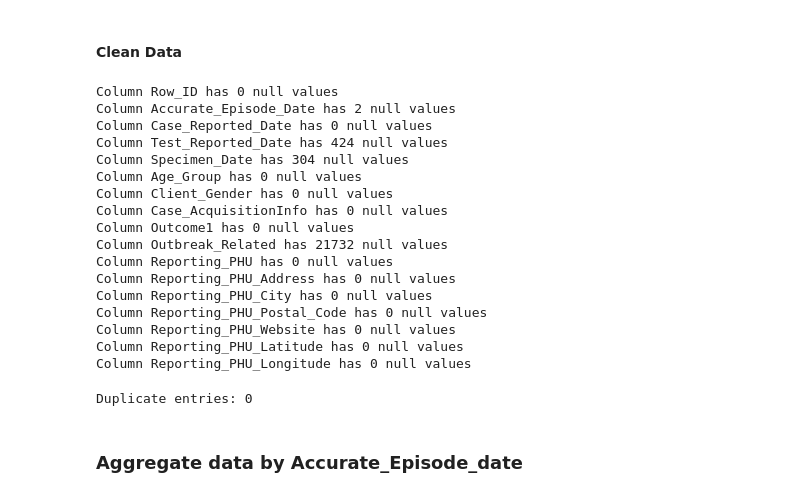
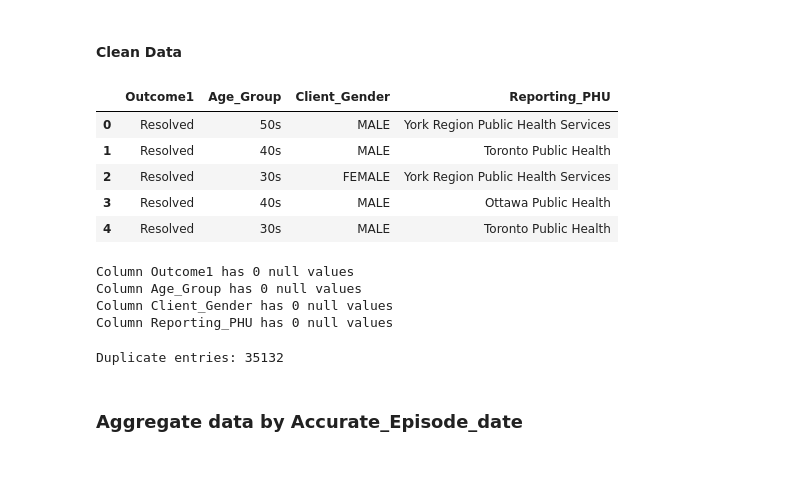
Before and after one commit to tenley8/Team-3, a Jupyter notebook: Ontario_COVID-19.ipynb, the cells around one changed output. Saved outputs shown, nothing was run; the diff lists cells and outputs as text; code cells hidden in the pictures; blank space fills up the shorter version.

```diff
--- a/Ontario_COVID-19.ipynb
+++ b/Ontario_COVID-19.ipynb
@@ -65,33 +65,30 @@ Reporting_PHU_Longitude      float64
 dtype: object
 # %% [markdown]
 #### **Clean Data**
+# %%
+df2 = df[['Outcome1','Age_Group','Client_Gender','Reporting_PHU']]
+df2.head()
+# %% [output]
+|  | Outcome1 | Age_Group | Client_Gender | Reporting_PHU |
+| 0 | Resolved | 50s | MALE | York Region Public Health Services |
+| 1 | Resolved | 40s | MALE | Toronto Public Health |
+| 2 | Resolved | 30s | FEMALE | York Region Public Health Services |
+| 3 | Resolved | 40s | MALE | Ottawa Public Health |
+| 4 | Resolved | 30s | MALE | Toronto Public Health |
 # %%
 # Return columns with Null values
-for column in df.columns:
-    print(f"Column {column} has {df[column].isnull().sum()} null values")
+for column in df2.columns:
+    print(f"Column {column} has {df2[column].isnull().sum()} null values")
 # %% [output]
-Column Row_ID has 0 null values
-Column Accurate_Episode_Date has 2 null values
-Column Case_Reported_Date has 0 null values
-Column Test_Reported_Date has 424 null values
-Column Specimen_Date has 304 null values
+Column Outcome1 has 0 null values
 Column Age_Group has 0 null values
 Column Client_Gender has 0 null values
-Column Case_AcquisitionInfo has 0 null values
-Column Outcome1 has 0 null values
-Column Outbreak_Related has 21732 null values
 Column Reporting_PHU has 0 null values
-Column Reporting_PHU_Address has 0 null values
-Column Reporting_PHU_City has 0 null values
-Column Reporting_PHU_Postal_Code has 0 null values
-Column Reporting_PHU_Website has 0 null values
-Column Reporting_PHU_Latitude has 0 null values
-Column Reporting_PHU_Longitude has 0 null values
 # %%
 # Retrun df duplicates
-print(f"Duplicate entries: {df.duplicated().sum()}")
+print(f"Duplicate entries: {df2.duplicated().sum()}")
 # %% [output]
-Duplicate entries: 0
+Duplicate entries: 35132
 # %% [markdown]
 ### **Aggregate data by Accurate_Episode_date**
 # %%
```
Also changed, not shown: parts of 35 cells of this notebook, 1 other file.
